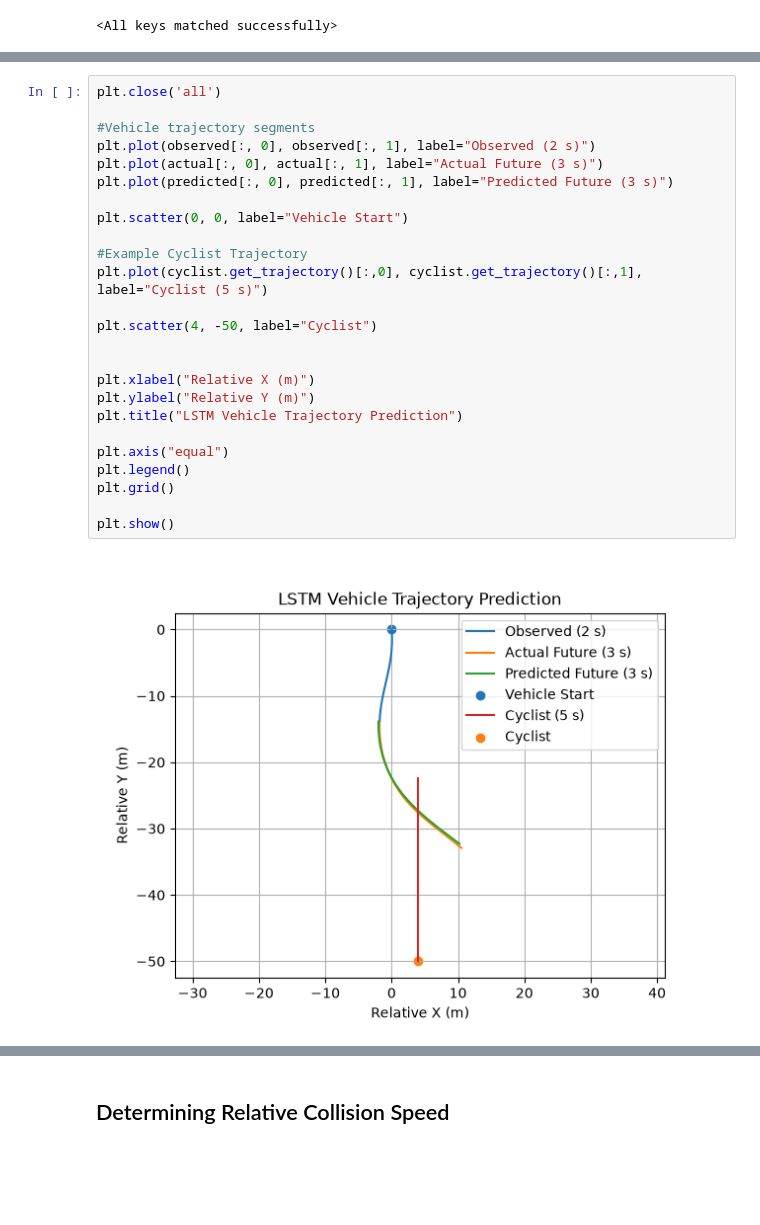
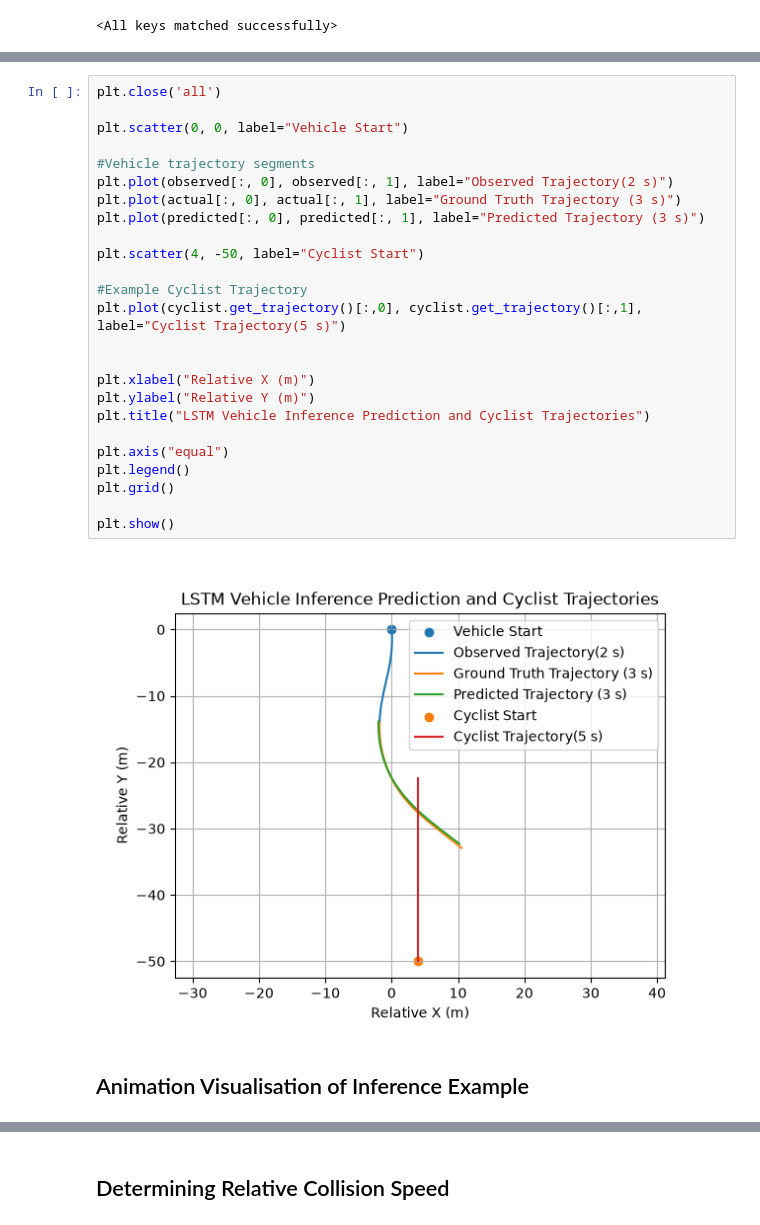
Before and after one commit to Isaac-Chua7/Vehicle-Trajectory-LSTM, a Jupyter notebook: LSTM_Practice.ipynb, the cells around one changed output, grey strips where cells are left out. Cells and saved outputs as stored; diff of their text form; blank space fills up the shorter version.

```diff
--- a/LSTM_Practice.ipynb
+++ b/LSTM_Practice.ipynb
@@ -650,30 +654,32 @@ Crash Risk Anticipated in 1.9666666666666666 seconds
 # %%
 plt.close('all')
 
-#Vehicle trajectory segments
-plt.plot(observed[:, 0], observed[:, 1], label="Observed (2 s)")
-plt.plot(actual[:, 0], actual[:, 1], label="Actual Future (3 s)")
-plt.plot(predicted[:, 0], predicted[:, 1], label="Predicted Future (3 s)")
-
 plt.scatter(0, 0, label="Vehicle Start")
 
+#Vehicle trajectory segments
+plt.plot(observed[:, 0], observed[:, 1], label="Observed Trajectory(2 s)")
+plt.plot(actual[:, 0], actual[:, 1], label="Ground Truth Trajectory (3 s)")
+plt.plot(predicted[:, 0], predicted[:, 1], label="Predicted Trajectory (3 s)")
+
+plt.scatter(4, -50, label="Cyclist Start")
+
 #Example Cyclist Trajectory
-plt.plot(cyclist.get_trajectory()[:,0], cyclist.get_trajectory()[:,1], label="Cyclist (5 s)")
-
-plt.scatter(4, -50, label="Cyclist")
+plt.plot(cyclist.get_trajectory()[:,0], cyclist.get_trajectory()[:,1], label="Cyclist Trajectory(5 s)")
 
 
 plt.xlabel("Relative X (m)")
 plt.ylabel("Relative Y (m)")
-plt.title("LSTM Vehicle Trajectory Prediction")
+plt.title("LSTM Vehicle Inference Prediction and Cyclist Trajectories")
 
 plt.axis("equal")
 plt.legend()
 plt.grid()
 
 plt.show()
 # %% [output]
-[figure, old version]
+[figure, new version]
+# %% [markdown]
+## Animation Visualisation of Inference Example
 # %%
 #run at start so reference to past animations is not lost
 if 'animation' in globals():
```
Also changed, not shown: parts of 43 cells of this notebook.
